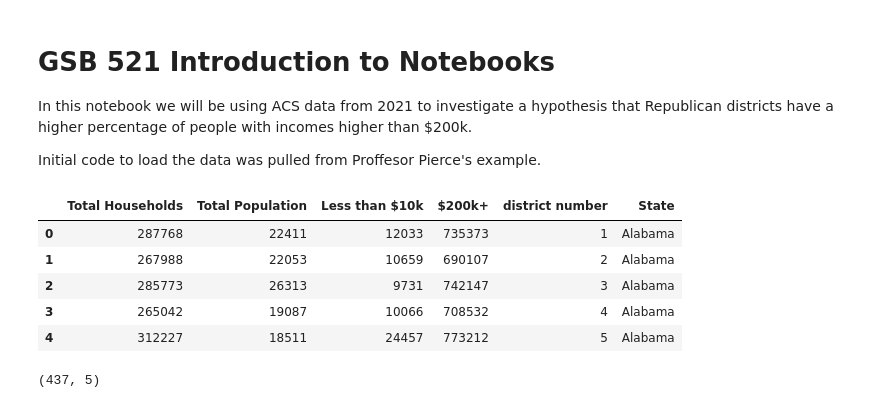
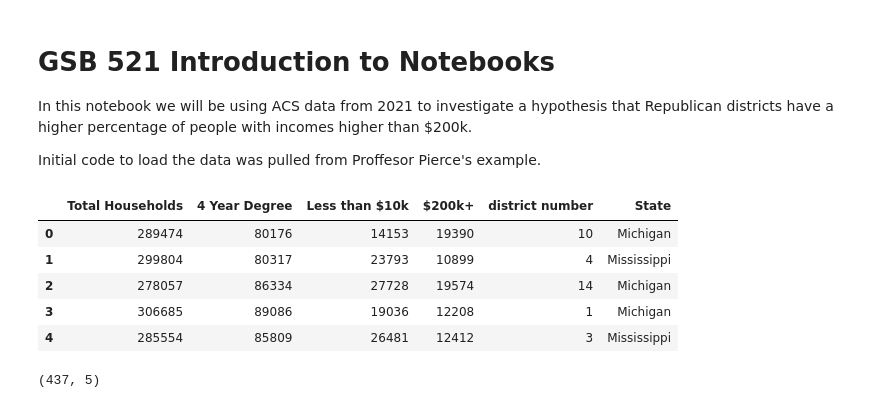
Before and after one commit to kyleplhm/cloud_computing, a Jupyter notebook: cloud_week_2.ipynb, the cells around one changed output. Cells and saved outputs as stored; diff of their text form; code cells hidden in the pictures.

```diff
--- a/cloud_week_2.ipynb
+++ b/cloud_week_2.ipynb
@@ -14,38 +14,40 @@ import matplotlib.pyplot as plt # visualization library we will use that integra
 import seaborn as sns
 # %%
 # We are reading in the data we want from ACS 2021. The API returns json data. Try copy and pasting the link yourself in a browser to see what the raw data looks like.
-url1="https://api.census.gov/data/2021/acs/acs1?get=NAME,B19001_001E,B19001_002E,B19001_017E,B01003_001E&for=congressional%20district:*&in=state:*"
-
+url1="https://api.census.gov/data/2021/acs/acs1?get=NAME,B19001_001E,B19001_002E,B19001_017E,B15003_022E&for=congressional%20district:*&in=state:*"
+url2="https://api.census.gov/data/2021/acs/acs1?get=NAME,B19001_001E,B19001_002E,B19001_017E,B01003_001E&for=congressional%20district:*&in=state:*"
+url3="https://api.census.gov/data/2021/acs/acs1?get=NAME,B19001_001E,B19001_002E,B19001_017E&for=congressional%20district:*&in=state:*"
 # store the response of URL
-response = urlopen(url)
+response = urlopen(url1)
 
 # storing the JSON response from url in data
 data_json = json.loads(response.read())
 data_json.pop(0) # the first row of data is header information which we don't need, so pop removes that from the dataset.
 
 # Hand populate the columns based on the variable descriptions census.gov documents here: https://api.census.gov/data/2021/acs/acs1/variables.html. Note they correspond back to the variable names I included in the URL above.
-cols = ['District Name','Total Households','Total Population','Less than $10k', '$200k+', 'State code', 'district number']
-
+#cols = ['District Name','Total Households','Total Population','Bachelors Degree','Less than $10k', '$200k+', 'State code', 'district number']
+#cols = ['District Name','Total Households','Total Population','Less than $10k', '$200k+', 'State code', 'district number']
+cols = ['District Name','Total Households','Less than $10k', '$200k+', '4 Year Degree','State code', 'district number']
 acs_df = pd.DataFrame(data_json, columns = cols)
 
 # time to do some basic cleanup of the data. We will need to extract the district number and state in a regular format so we can later join with the party data.
 acs_df[['District', 'State']] = acs_df['District Name'].str.split(',', expand=True)
 acs_df['district number'] = pd.to_numeric(acs_df['district number'])
 
 acs_df['State'] = acs_df['State'].str.strip()
 
 # Let's just keep the columns we need
-acs_df = acs_df[['Total Households', 'Total Population','Less than $10k', "$200k+", 'district number', 'State']]
+acs_df = acs_df[['Total Households', '4 Year Degree','Less than $10k', "$200k+", 'district number', 'State']]
 
 # take a look at the top results in the dataset
 acs_df.head()
 # %% [output]
-|  | Total Households | Total Population | Less than $10k | $200k+ | district number | State |
-| 0 | 287768 | 22411 | 12033 | 735373 | 1 | Alabama |
-| 1 | 267988 | 22053 | 10659 | 690107 | 2 | Alabama |
-| 2 | 285773 | 26313 | 9731 | 742147 | 3 | Alabama |
-| 3 | 265042 | 19087 | 10066 | 708532 | 4 | Alabama |
-| 4 | 312227 | 18511 | 24457 | 773212 | 5 | Alabama |
+|  | Total Households | 4 Year Degree | Less than $10k | $200k+ | district number | State |
+| 0 | 289474 | 80176 | 14153 | 19390 | 10 | Michigan |
+| 1 | 299804 | 80317 | 23793 | 10899 | 4 | Mississippi |
+| 2 | 278057 | 86334 | 27728 | 19574 | 14 | Michigan |
+| 3 | 306685 | 89086 | 19036 | 12208 | 1 | Michigan |
+| 4 | 285554 | 85809 | 26481 | 12412 | 3 | Mississippi |
 # %%
 acs_df.shape
 # %% [output]
```
Also changed, not shown: parts of 3 cells of this notebook.
